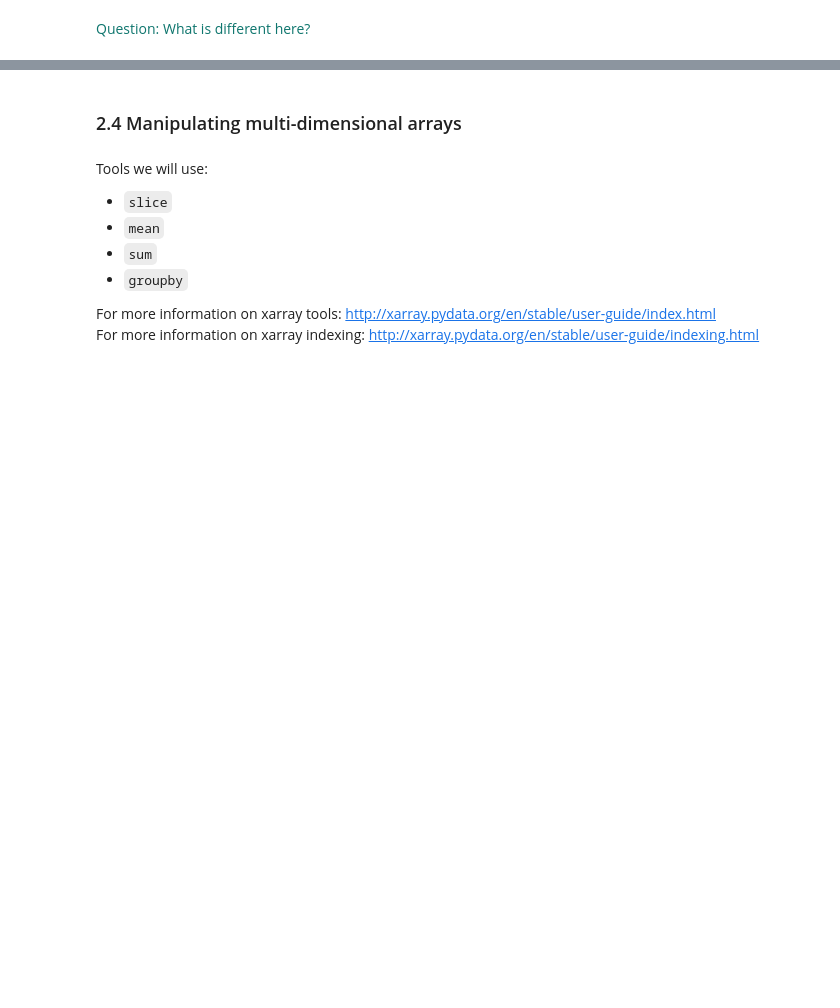
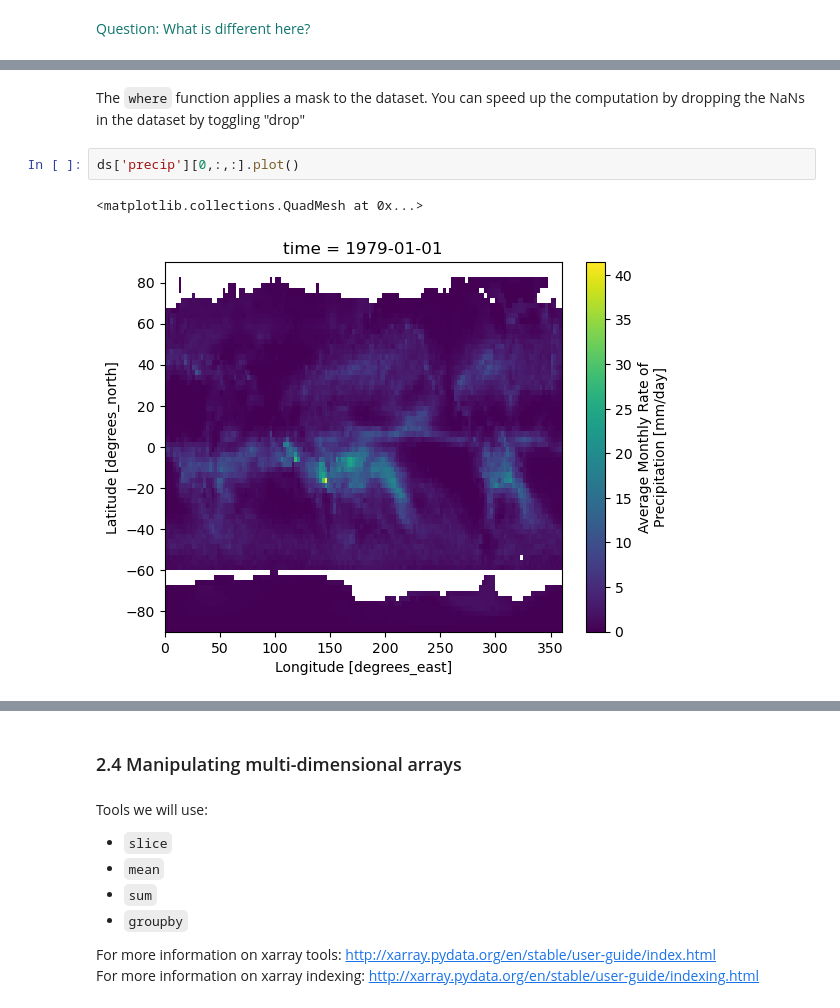
Before and after one commit to vikasnataraja/python_bootcamp_for_earth_science, a Jupyter notebook: Day_4_Science_Packages_Pt2/Lecture_1_xarray_2/D4_Lesson_1.ipynb, the cells around one changed output, grey strips where cells are left out. Drawn from its saved outputs; the diff is of its cells as text; blank space fills up the shorter version.

```diff
--- a/Day_4_Science_Packages_Pt2/Lecture_1_xarray_2/D4_Lesson_1.ipynb
+++ b/Day_4_Science_Packages_Pt2/Lecture_1_xarray_2/D4_Lesson_1.ipynb
@@ -84,0 +174,7 @@ ds['precip'].where((ds.lat>10) & (ds.lon<90), drop=True) # approach 2
+# %% [markdown]
+The `where` function applies a mask to the dataset. You can speed up the computation by dropping the NaNs in the dataset by toggling "drop"
+# %%
+ds['precip'][0,:,:].plot()
+# %% [output]
+<matplotlib.collections.QuadMesh at 0x...>
+[figure, added]
```
Also changed, not shown: parts of 40 cells of this notebook.
